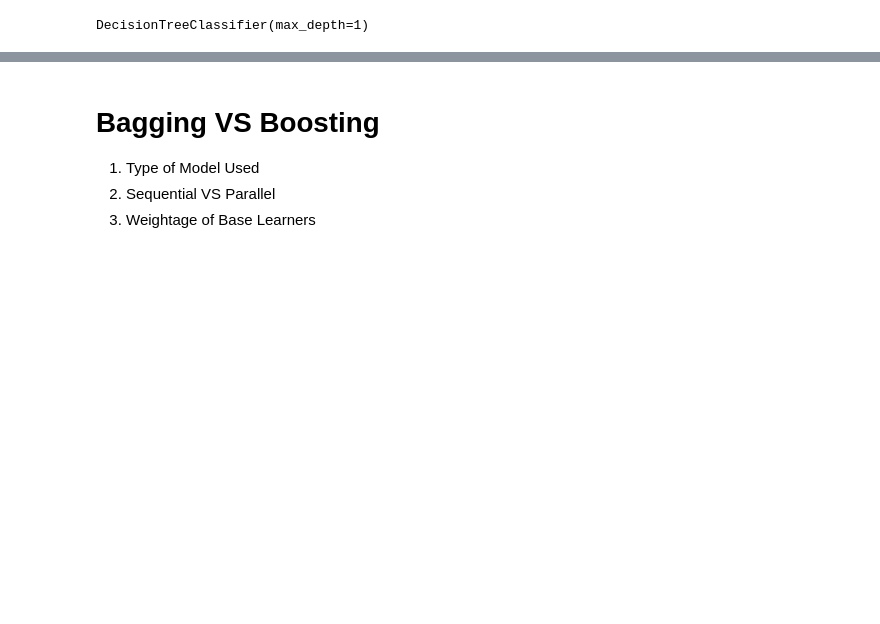
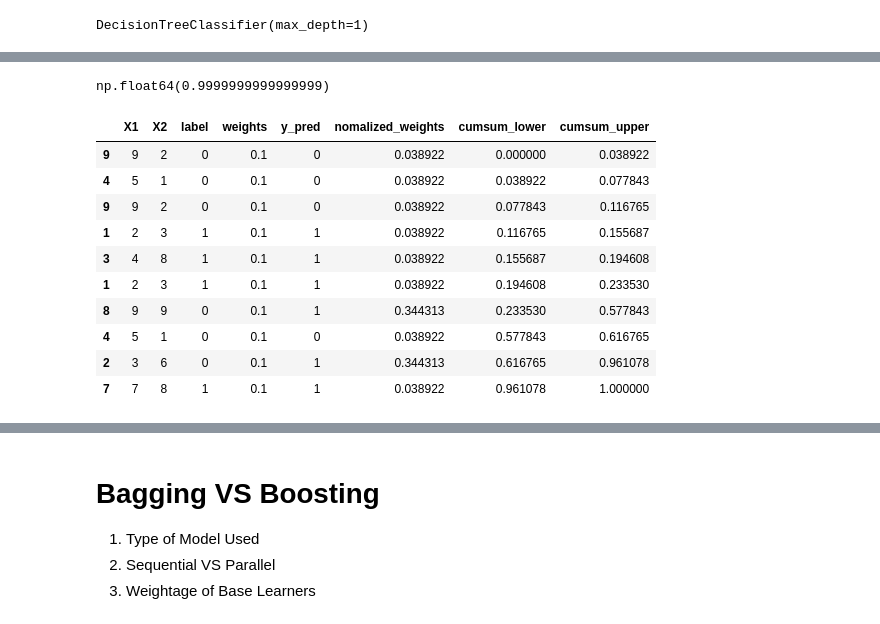
Before and after one commit to ahmedfakhar747/machine-learning-notebooks, a Jupyter notebook: 50_AdaBoost_Intuition_and_Implementation.ipynb, the cells around one changed output, grey strips where cells are left out. Cells and saved outputs as stored; diff of their text form; code cells hidden in the pictures; blank space fills up the shorter version.

```diff
--- a/50_AdaBoost_Intuition_and_Implementation.ipynb
+++ b/50_AdaBoost_Intuition_and_Implementation.ipynb
@@ -205,0 +212,5 @@ DecisionTreeClassifier(max_depth=1)
+# %%
+second_df['y_pred'] = dt2.predict(X)
+
+
+second_df
@@ -205,0 +277,24 @@ DecisionTreeClassifier(max_depth=1)
+# %%
+second_df['nomalized_weights'].sum()
+# %% [output]
+np.float64(0.9999999999999999)
+# %%
+second_df['cumsum_upper'] = np.cumsum(second_df['nomalized_weights'])
+
+
+second_df['cumsum_lower'] = second_df['cumsum_upper'] - second_df['nomalized_weights']
+
+
+second_df[['X1','X2','label','weights','y_pred','nomalized_weights','cumsum_lower','cumsum_upper']]
+# %% [output]
+|  | X1 | X2 | label | weights | y_pred | nomalized_weights | cumsum_lower | cumsum_upper |
+| 9 | 9 | 2 | 0 | 0.1 | 0 | 0.038922 | 0.000000 | 0.038922 |
+| 4 | 5 | 1 | 0 | 0.1 | 0 | 0.038922 | 0.038922 | 0.077843 |
+| 9 | 9 | 2 | 0 | 0.1 | 0 | 0.038922 | 0.077843 | 0.116765 |
+| 1 | 2 | 3 | 1 | 0.1 | 1 | 0.038922 | 0.116765 | 0.155687 |
+| 3 | 4 | 8 | 1 | 0.1 | 1 | 0.038922 | 0.155687 | 0.194608 |
+| 1 | 2 | 3 | 1 | 0.1 | 1 | 0.038922 | 0.194608 | 0.233530 |
+| 8 | 9 | 9 | 0 | 0.1 | 1 | 0.344313 | 0.233530 | 0.577843 |
+| 4 | 5 | 1 | 0 | 0.1 | 0 | 0.038922 | 0.577843 | 0.616765 |
+| 2 | 3 | 6 | 0 | 0.1 | 1 | 0.344313 | 0.616765 | 0.961078 |
+| 7 | 7 | 8 | 1 | 0.1 | 1 | 0.038922 | 0.961078 | 1.000000 |
```
Also changed, not shown: parts of 24 cells of this notebook.
